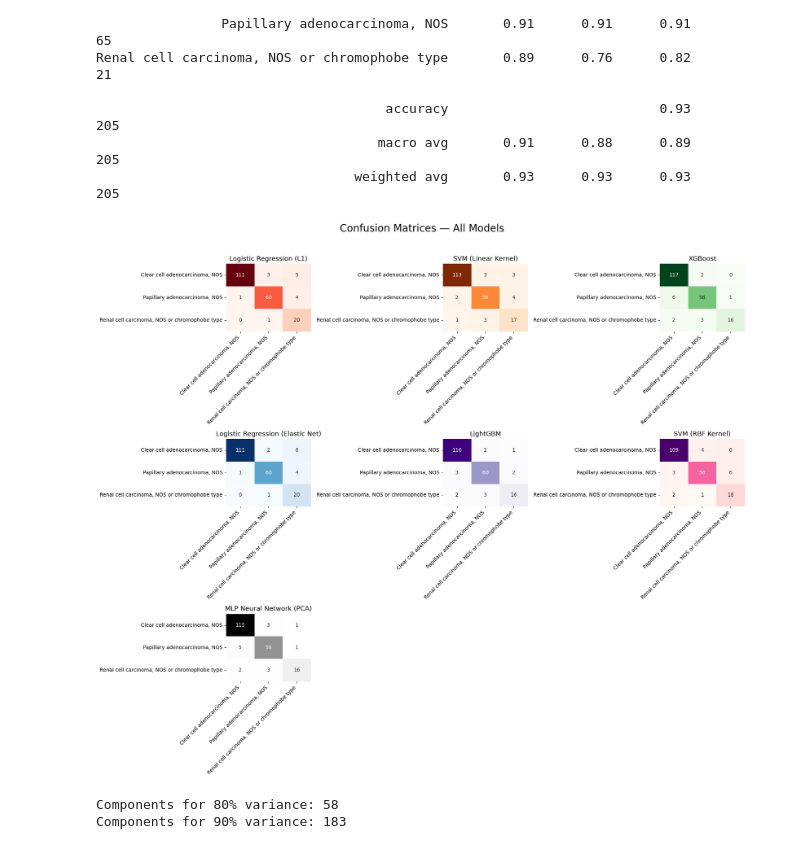
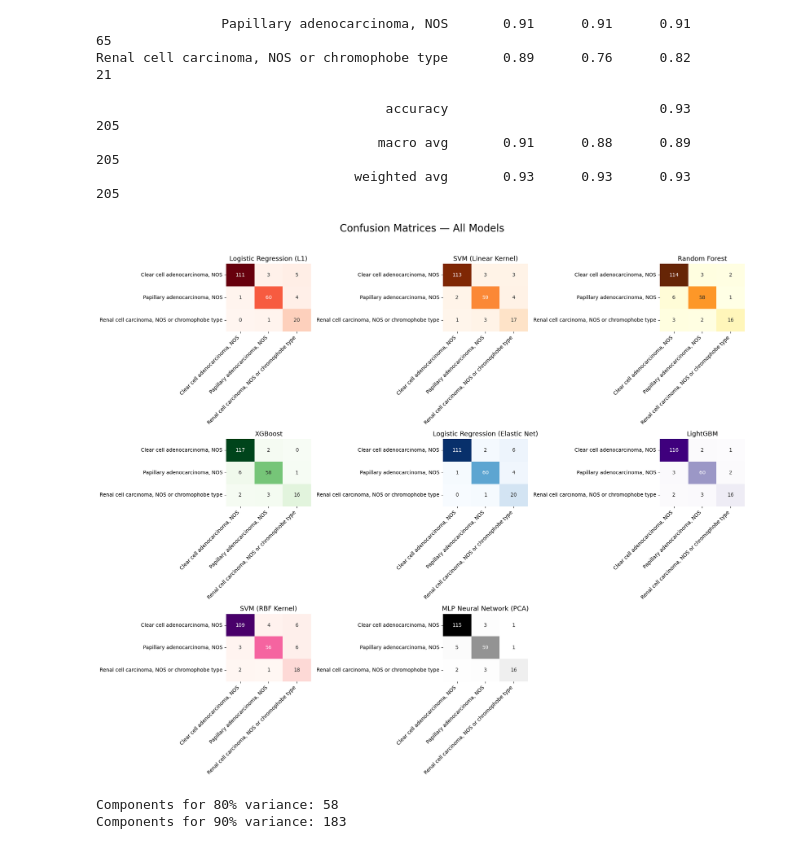
Before and after one commit to emaanpirzada/Kidney_MachineLearning, a Jupyter notebook: Final.ipynb, the cells around one changed output. Cells and saved outputs as stored; diff of their text form; code cells hidden in the pictures.

```diff
--- a/Final.ipynb
+++ b/Final.ipynb
@@ -242,3 +243,18 @@ Renal cell carcinoma, NOS or chromophobe type       0.71      0.81      0.76
                                  weighted avg       0.93      0.92      0.92       205
 # %%
 # Model 3: Random Forest
+# ── Random Forest ──────────────────────────────────────────
+clf = RandomForestClassifier(
+    n_estimators=300,
+    random_state=42,
+    class_weight="balanced")
+
+clf.fit(X_train, y_train)
+y_pred_clf = clf.predict(X_test)
+cm3 = confusion_matrix(y_test, y_pred_clf)
+
+# ── METRICS ──────────────────────────────────────────────────────────────────
+print("=== Random Forest ===")
+print(f"Accuracy: {accuracy_score(y_test, y_pred_clf):.4f}")
+print("Classification Report:")
+print(classification_report(y_test, y_pred_clf, target_names=le.classes_))
@@ -417,35 +446,36 @@ Renal cell carcinoma, NOS or chromophobe type       0.89      0.76      0.82
 # %%
 fig, axes = plt.subplots(3, 3, figsize=(18,15))
 
-cms = [cm1, cm2, cm4, cm5, cm6, cm7, cm8]
+cms = [cm1, cm2, cm3, cm4, cm5, cm6, cm7, cm8]
 titles = [
     'Logistic Regression (L1)',
     'SVM (Linear Kernel)',
+    'Random Forest',
     'XGBoost',
     'Logistic Regression (Elastic Net)',
     'LightGBM',
     'SVM (RBF Kernel)',
     'MLP Neural Network (PCA)']
 
-cmaps = ['Reds', 'Oranges', 'Greens', 'Blues', 'Purples', 'RdPu', 'Greys']
+cmaps = ['Reds', 'Oranges', 'YlOrBr', 'Greens', 'Blues', 'Purples', 'RdPu', 'Greys']
 
 for ax, cm, title, cmap in zip(axes.flatten(), cms, titles, cmaps):
     sns.heatmap(cm, annot=True, fmt='d', cmap=cmap,
                 xticklabels=le.classes_, yticklabels=le.classes_,
                 ax=ax, cbar=False)
     ax.set_title(title, fontsize=13)
     ax.set_xticklabels(ax.get_xticklabels(), rotation=45, ha='right', fontsize=10)
     ax.set_yticklabels(ax.get_yticklabels(), rotation=0, fontsize=10)
 
 # Hide the last empty subplot if odd number of models
 for ax in axes.flatten()[len(cms):]:
     ax.set_visible(False)
 
 plt.suptitle('Confusion Matrices — All Models', fontsize=20, y=1.02)
 plt.tight_layout()
 plt.show()
 # %% [output]
-[figure, old version]
+[figure, new version]
 # %%
 pca_full = PCA(random_state=42)
 pca_full.fit(X_train_scaled)
```
Also changed, not shown: parts of 2 cells of this notebook.
